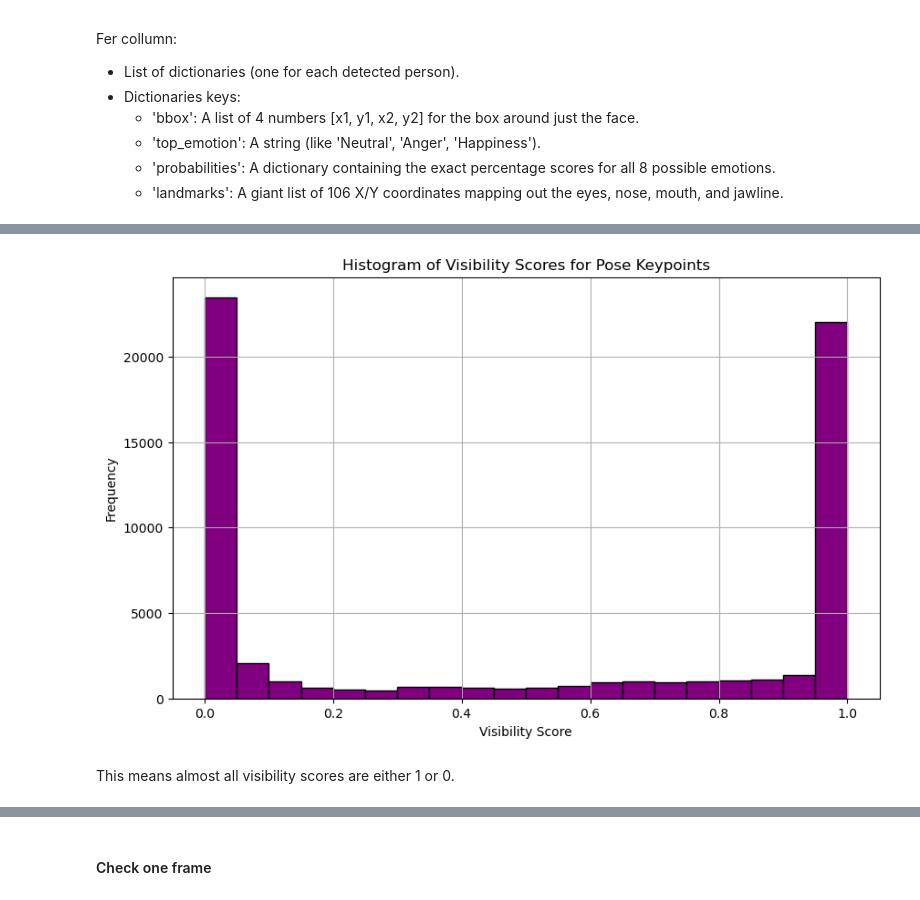
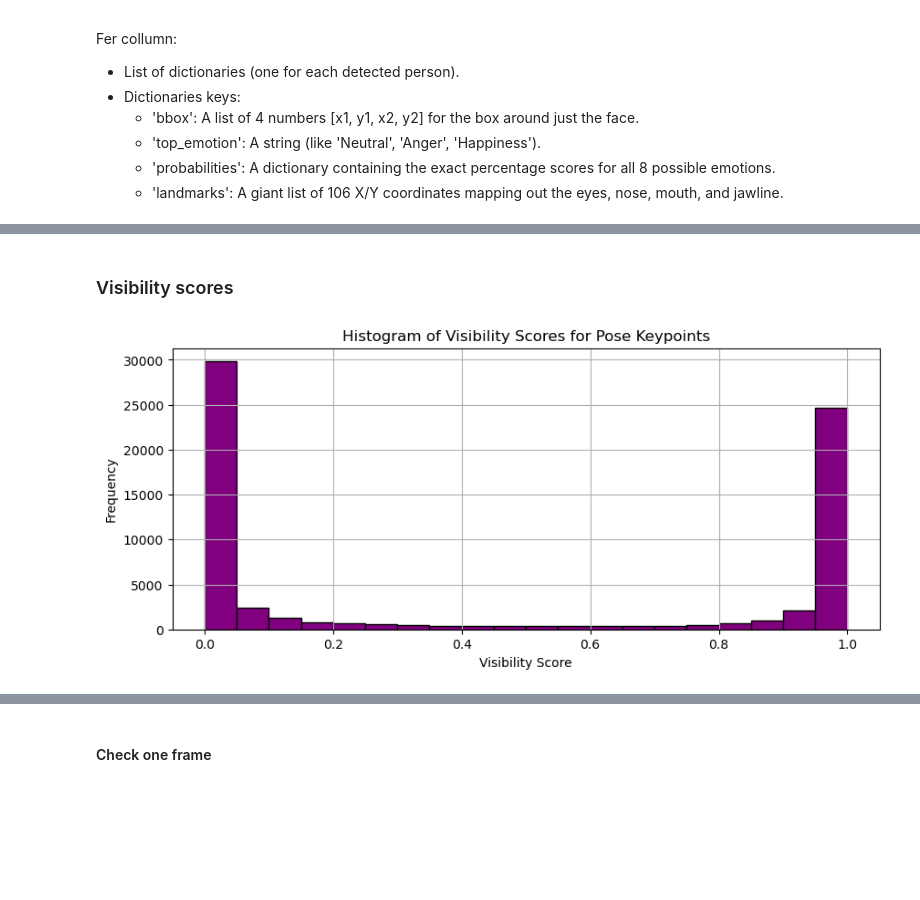
Before and after one commit to Dinisas/Big-Data, a Jupyter notebook: project_eda_visual.ipynb, the cells around one changed output, grey strips where cells are left out. Cells and saved outputs as stored; diff of their text form; code cells hidden in the pictures; blank space fills up the shorter version.

Commit message:
update eda visual

```diff
--- a/project_eda_visual.ipynb
+++ b/project_eda_visual.ipynb
@@ -21,7 +21,7 @@ Candidates:
 # Select candidates
 
 person1 = 'Seguro'
-person2 = 'Gouveia_Melo'
+person2 = 'Ventura'
 # %% [markdown]
 ## Load visual data
 # %%
@@ -41,7 +41,6 @@ else:
         if file.endswith('visual.pkl') and person1 in file and person2 in file:
             pklfiles.append(file)
 
-#print(pklfiles)
 
 data = []
 
@@ -51,5 +50,13 @@ for video in pklfiles:
     data.append(df)
 
 data = pd.concat(data, ignore_index=True)
-data = data.sort_values(by='Frame').reset_index(drop=True)
+
+# Extract the video folder name (everything between 'Frames/' and '/frame_')
+data['Video_Name'] = data['Frame'].str.extract(r'Frames/([^/]+)/')
+
+# Extract the actual frame number and convert it to an integer
+data['Frame_Number'] = data['Frame'].str.extract(r'frame_(\d+)\.jpg').astype(int)
+
+# Sort first by the Video Name, then by the true integer Frame Number
+data = data.sort_values(by=['Video_Name', 'Frame_Number']).reset_index(drop=True)
 # %% [output]
@@ -154,11 +165,11 @@ print(f"75th Percentile (Q3): {Q3:.4f}")
 # %%
-threshold = 0.5 # confidance threshold for counting a person as detected
+threshold_pose = 0.45 # confidance threshold for counting a person as detected
 
 # function that processes a single frame's data
 def count_confident_poses(pose_list):
     if isinstance(pose_list, list):
         # loop through each person IN the list and count them if confidence > threshhold
-        return sum(1 for person in pose_list if person.get('class_conf', 0) > threshold)
+        return sum(1 for person in pose_list if person.get('class_conf', 0) > threshold_pose)
 
     # Return 0 if it's not a list or is empty
     return 0
@@ -219,6 +230,19 @@ ax2.set_ylabel('Number of Faces Detected')
 
 plt.tight_layout()
 plt.show()
+
+#  People_count vs Face_count
+plt.figure(figsize=(8, 6))
+sns.heatmap(pd.crosstab(data['People_count'], data['Face_count']), annot=True, fmt='d', cmap='Blues')
+plt.title('Heatmap of People Count vs Face Count')
+plt.xlabel('Number of Faces Detected')
+plt.ylabel('Number of People Detected')
+plt.show()
+
+# in total how many  detection mismatches do we have? (people detected ≠ faces detected)
+data['Miss_Detection'] = data['People_count'] != data['Face_count']
+wrong_detections = data['Miss_Detection'].sum()
+print(f"Mismatches (People Count ≠ Face Count): {wrong_detections}")
 # %% [output]
 Distribution of people detected per frame:
 People_count
@@ -364,14 +297,14 @@ plt.show()
+# %% [markdown]
+### Visibility scores
 # %%
 # Plotting the visibility scores histogram
 
-plt.figure(figsize=(10, 6))
+plt.figure(figsize=(10, 4))
 plt.hist(visibility_scores, bins=20, color='purple', edgecolor='black')
 plt.title('Histogram of Visibility Scores for Pose Keypoints')
 plt.xlabel('Visibility Score')
 plt.ylabel('Frequency')
 plt.grid(True)
 plt.show()
 # %% [output]
-[figure, old version]
+[figure, new version]
-# %% [markdown]
-This means almost all visibility scores are either 1 or 0.
```
Also changed, not shown: parts of 39 cells of this notebook.
